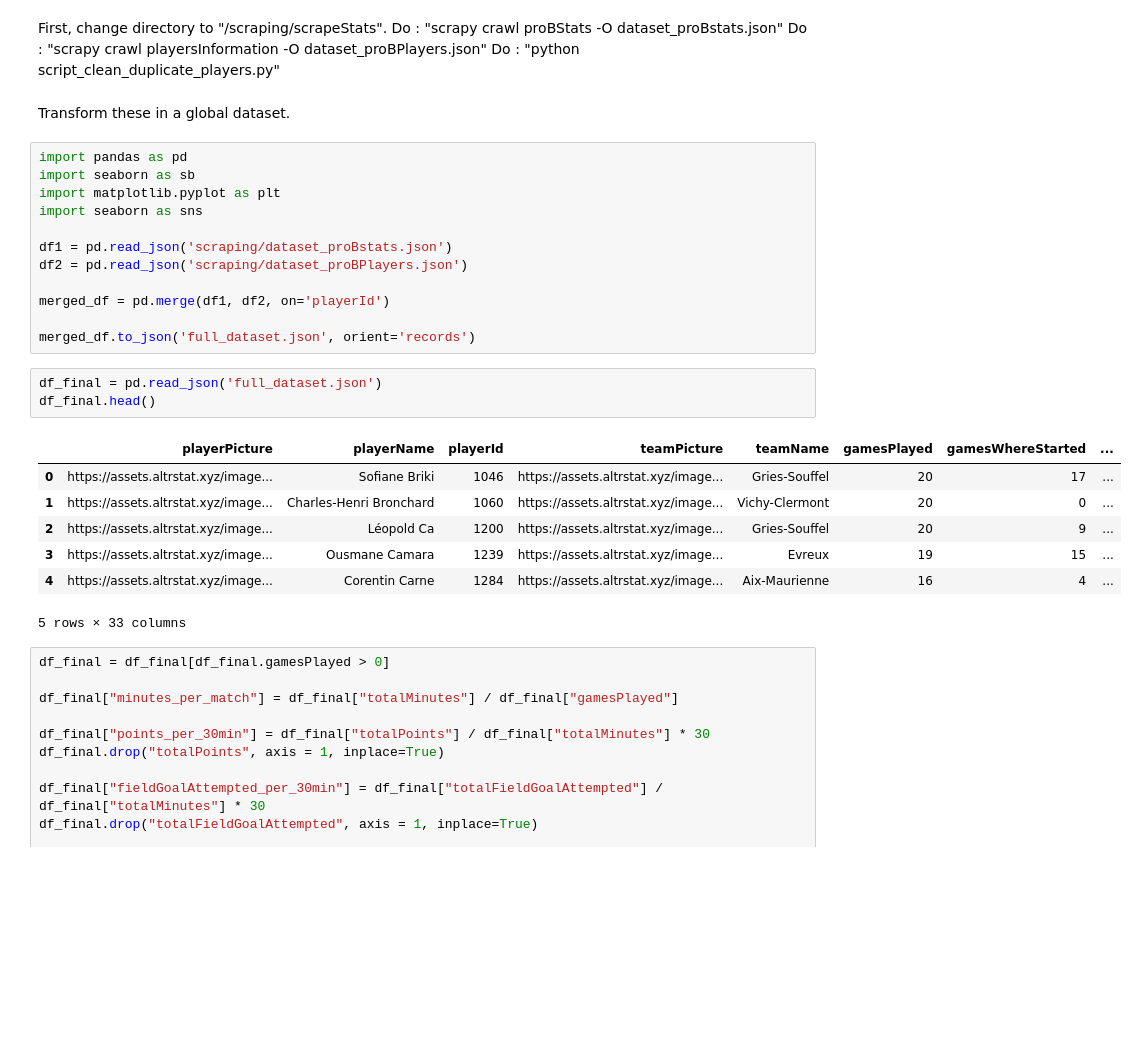
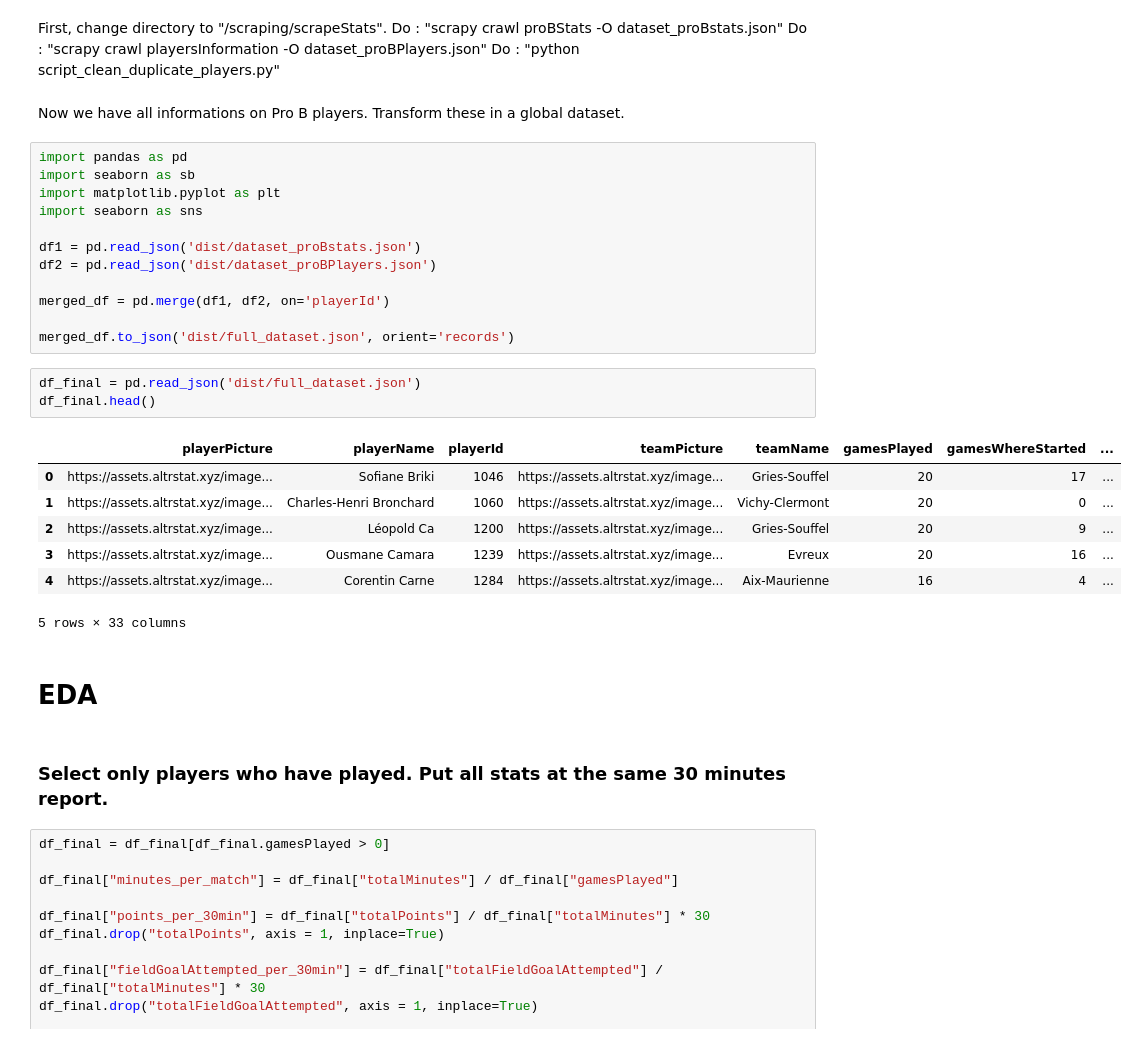
Before and after one commit to KevinBrd/ProB_Stats_Project, a Jupyter notebook: main.ipynb, the cells around one changed output. Saved outputs shown, nothing was run; the diff lists cells and outputs as text; blank space fills up the shorter version.

```diff
--- a/main.ipynb
+++ b/main.ipynb
@@ -4,6 +4,7 @@ Do : "scrapy crawl proBStats -O dataset_proBstats.json"
 Do : "scrapy crawl playersInformation -O dataset_proBPlayers.json"
 Do : "python script_clean_duplicate_players.py"
 # %% [markdown]
+Now we have all informations on Pro B players.
 Transform these in a global dataset.
 # %%
 import pandas as pd
@@ -11,23 +12,27 @@ import seaborn as sb
 import matplotlib.pyplot as plt
 import seaborn as sns
 
-df1 = pd.read_json('scraping/dataset_proBstats.json')
-df2 = pd.read_json('scraping/dataset_proBPlayers.json')
+df1 = pd.read_json('dist/dataset_proBstats.json')
+df2 = pd.read_json('dist/dataset_proBPlayers.json')
 
 merged_df = pd.merge(df1, df2, on='playerId')
 
-merged_df.to_json('full_dataset.json', orient='records')
+merged_df.to_json('dist/full_dataset.json', orient='records')
 # %%
-df_final = pd.read_json('full_dataset.json')
+df_final = pd.read_json('dist/full_dataset.json')
 df_final.head()
 # %% [output]
 |  | playerPicture | playerName | playerId | teamPicture | teamName | gamesPlayed | gamesWhereStarted | ... |
 | 0 | https://assets.altrstat.xyz/image... | Sofiane Briki | 1046 | https://assets.altrstat.xyz/image... | Gries-Souffel | 20 | 17 | ... |
 | 1 | https://assets.altrstat.xyz/image... | Charles-Henri Bronchard | 1060 | https://assets.altrstat.xyz/image... | Vichy-Clermont | 20 | 0 | ... |
 | 2 | https://assets.altrstat.xyz/image... | Léopold Ca | 1200 | https://assets.altrstat.xyz/image... | Gries-Souffel | 20 | 9 | ... |
-| 3 | https://assets.altrstat.xyz/image... | Ousmane Camara | 1239 | https://assets.altrstat.xyz/image... | Evreux | 19 | 15 | ... |
+| 3 | https://assets.altrstat.xyz/image... | Ousmane Camara | 1239 | https://assets.altrstat.xyz/image... | Evreux | 20 | 16 | ... |
 | 4 | https://assets.altrstat.xyz/image... | Corentin Carne | 1284 | https://assets.altrstat.xyz/image... | Aix-Maurienne | 16 | 4 | ... |
 5 rows × 33 columns
+# %% [markdown]
+# EDA
+# %% [markdown]
+### Select only players who have played. Put all stats at the same 30 minutes report.
 # %%
 df_final = df_final[df_final.gamesPlayed > 0]
 
```
Also changed, not shown: parts of 23 cells of this notebook.
